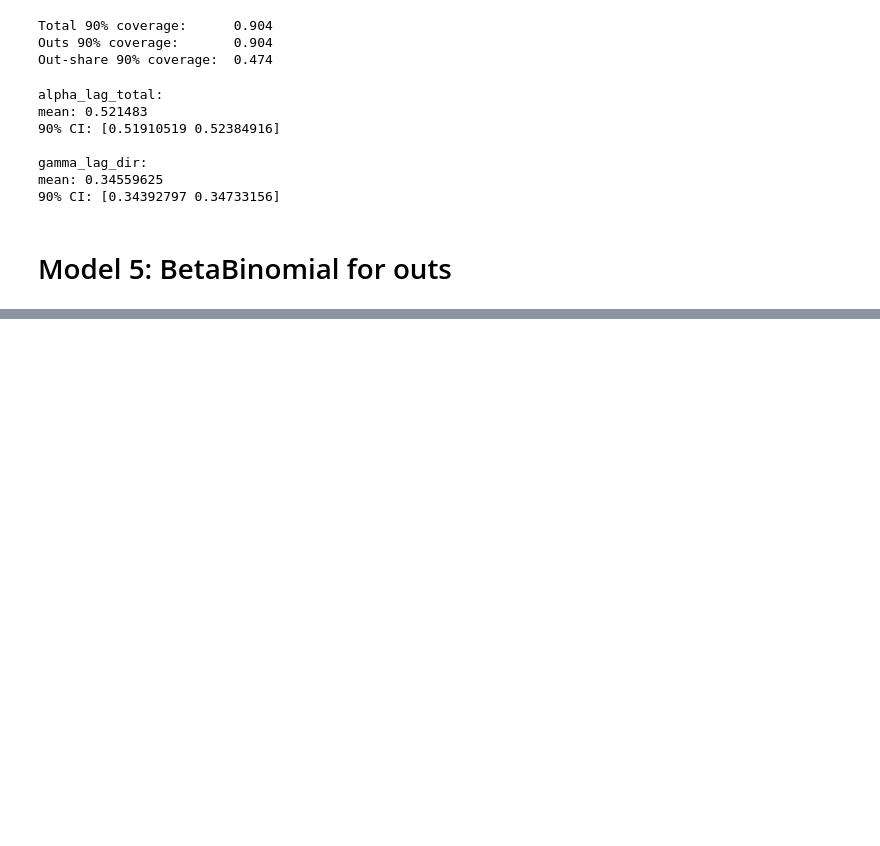
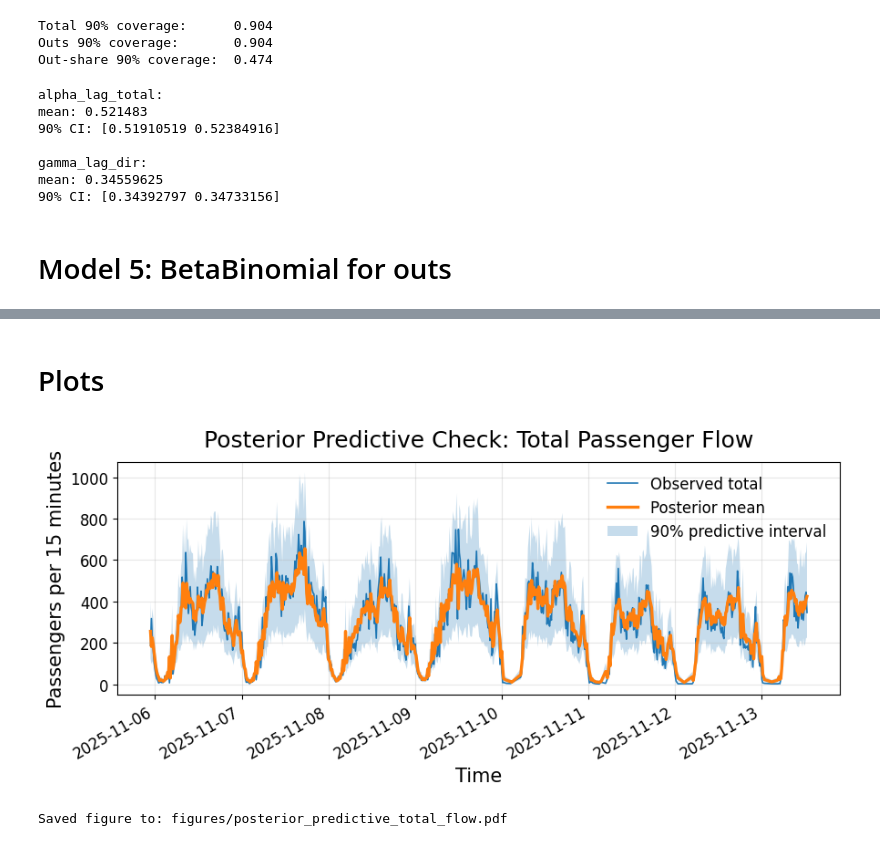
Before and after one commit to cri3t14n/CopenMetroAnalysis, a Jupyter notebook: IndividualWork/Cristian/pyro_model.ipynb, the cells around one changed output, grey strips where cells are left out. Drawn from its saved outputs; the diff is of its cells as text; code cells hidden in the pictures; blank space fills up the shorter version.

```diff
--- a/IndividualWork/Cristian/pyro_model.ipynb
+++ b/IndividualWork/Cristian/pyro_model.ipynb
@@ -1001,0 +1178,20 @@ mean: 0.34559625
+# %%
+test_ar_df["pyro_bb_total_q05"] = np.quantile(total_samples_bb, 0.05, axis=0)
+test_ar_df["pyro_bb_total_q95"] = np.quantile(total_samples_bb, 0.95, axis=0)
+
+test_ar_df["pyro_bb_outs_q05"] = np.quantile(outs_samples_bb, 0.05, axis=0)
+test_ar_df["pyro_bb_outs_q95"] = np.quantile(outs_samples_bb, 0.95, axis=0)
+
+outs_share_samples_bb = outs_samples_bb / np.maximum(total_samples_bb, 1)
+
+test_ar_df["pyro_bb_outs_share_q05"] = np.quantile(
+    outs_share_samples_bb,
+    0.05,
+    axis=0
+)
+
+test_ar_df["pyro_bb_outs_share_q95"] = np.quantile(
+    outs_share_samples_bb,
+    0.95,
+    axis=0
+)
@@ -1001,0 +1298,58 @@ mean: 0.34559625
+# %% [markdown]
+# Plots
+# %%
+from pathlib import Path
+
+FIG_DIR = Path("figures")
+FIG_DIR.mkdir(exist_ok=True)
+
+FIG_PATH = FIG_DIR / "posterior_predictive_total_flow.pdf"
+
+plot_df = test_ar_df.iloc[:7 * 96].copy()  # first test week
+plot_df["timestamp"] = pd.to_datetime(plot_df["timestamp"], utc=True)
+
+fig, ax = plt.subplots(figsize=(9, 4.2))
+
+ax.plot(
+    plot_df["timestamp"],
+    plot_df["total"],
+    label="Observed total",
+    linewidth=1.2,
+)
+
+ax.plot(
+    plot_df["timestamp"],
+    plot_df["pyro_ard_total_mean"],
+    label="Posterior mean",
+    linewidth=2.4,
+)
+
+ax.fill_between(
+    plot_df["timestamp"],
+    plot_df["pyro_ard_total_q05"],
+    plot_df["pyro_ard_total_q95"],
+    alpha=0.25,
+    label="90% predictive interval",
+)
+
+ax.set_title(
+    "Posterior Predictive Check: Total Passenger Flow",
+    fontsize=18,
+    pad=12,
+)
+ax.set_xlabel("Time", fontsize=15)
+ax.set_ylabel("Passengers per 15 minutes", fontsize=15)
+
+ax.tick_params(axis="both", labelsize=12)
+ax.grid(alpha=0.3)
+ax.legend(frameon=False, fontsize=12, loc="best")
+
+fig.autofmt_xdate()
+fig.tight_layout()
+fig.savefig(FIG_PATH, bbox_inches="tight")
+plt.show()
+
+print(f"Saved figure to: {FIG_PATH}")
+# %% [output]
+[figure, added]
+Saved figure to: figures/posterior_predictive_total_flow.pdf
```
Also changed, not shown: parts of 9 cells of this notebook, 8 other files.
